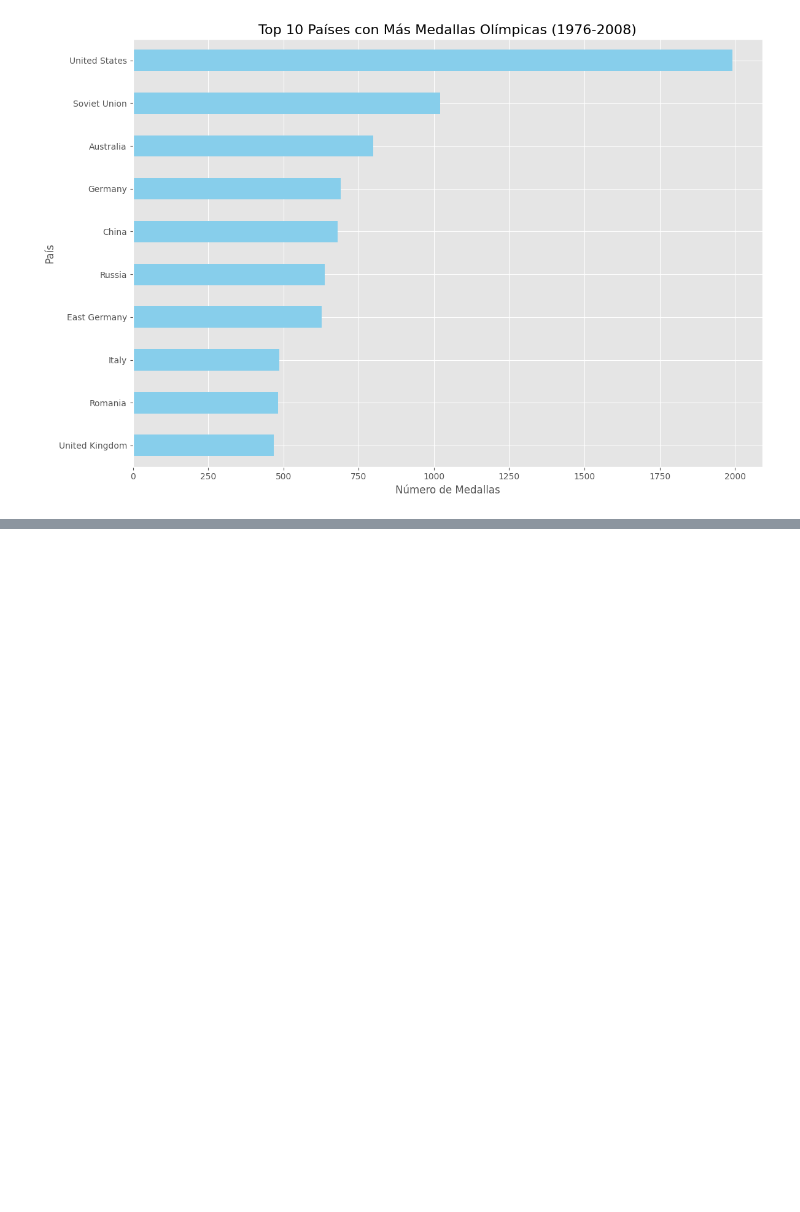
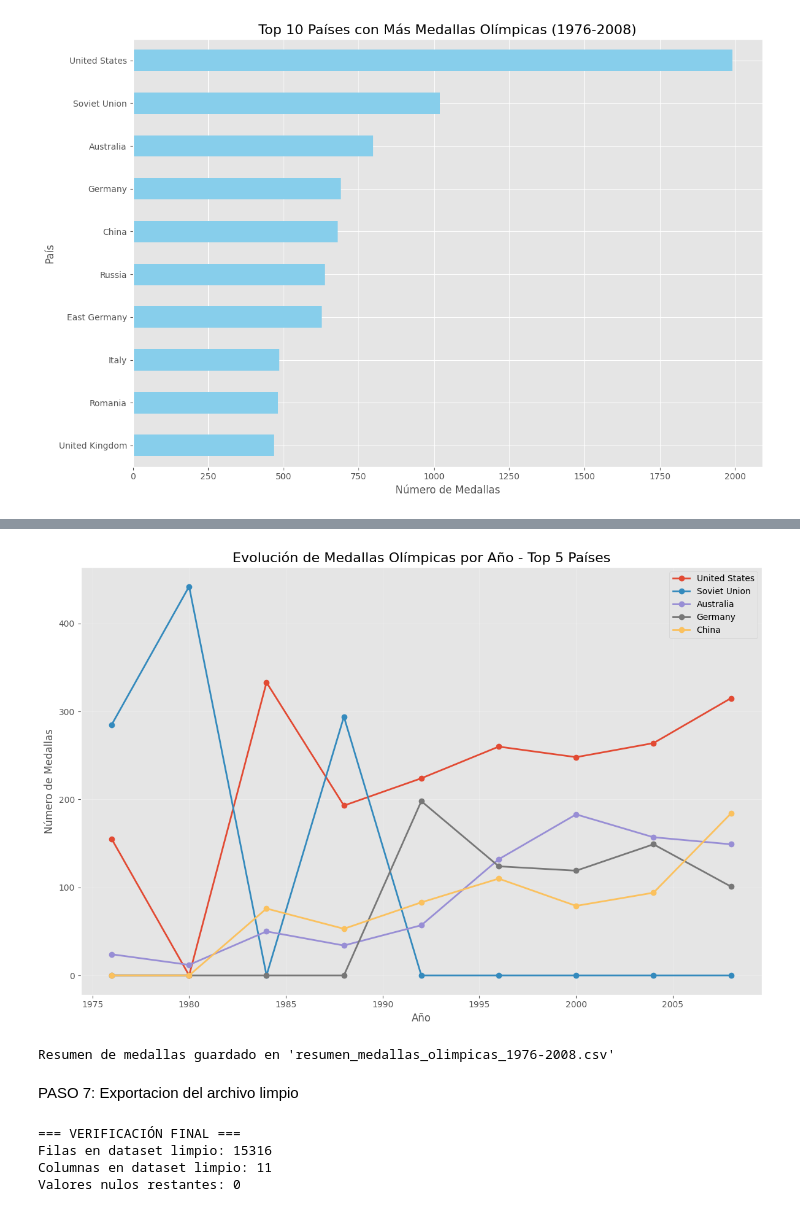
Before and after one commit to Prado500/repoSemestre, a Jupyter notebook: MachineLearning/Julio Suarez - David De los Reyes.ipynb, the cells around one changed output, grey strips where cells are left out. Drawn from its saved outputs; the diff is of its cells as text; code cells hidden in the pictures; blank space fills up the shorter version.

```diff
--- a/MachineLearning/Julio Suarez - David De los Reyes.ipynb
+++ b/MachineLearning/Julio Suarez - David De los Reyes.ipynb
@@ -286,0 +303,48 @@ plt.show()
+# %%
+# Filtramos las medallas por país y año
+medallas_por_año_pais = df_clean.groupby(['Year', 'Country']).size().unstack(fill_value=0)
+
+# Obtenemos los top 5 países para visualización
+top_5_paises = medallas_por_pais.head(5).index
+medallas_top_5 = medallas_por_año_pais[top_5_paises]
+
+# Gráficamos las líneas de la evolución
+plt.figure(figsize=(12, 8))
+for pais in top_5_paises:
+    plt.plot(medallas_top_5.index, medallas_top_5[pais], marker='o', label=pais, linewidth=2)
+
+plt.title('Evolución de Medallas Olímpicas por Año - Top 5 Países', fontsize=16)
+plt.xlabel('Año', fontsize=12)
+plt.ylabel('Número de Medallas', fontsize=12)
+plt.legend()
+plt.grid(True, alpha=0.3)
+plt.tight_layout()
+plt.show()
+# %% [output]
+[figure, added]
+# %%
+# Creamos un resumen completo
+resumen_medallas = df_clean.groupby(['Country', 'Medal']).size().unstack(fill_value=0)
+resumen_medallas['Total'] = resumen_medallas.sum(axis=1)
+resumen_medallas = resumen_medallas.sort_values('Total', ascending=False)
+
+# Guardamos el resumen
+resumen_medallas.to_csv('resumen_medallas_olimpicas_1976-2008.csv',
+                        index_label='País')
+
+print("Resumen de medallas guardado en 'resumen_medallas_olimpicas_1976-2008.csv'")
+# %% [output]
+Resumen de medallas guardado en 'resumen_medallas_olimpicas_1976-2008.csv'
+# %% [markdown]
+PASO 7: Exportacion del archivo limpio
+# %%
+# Verificamos una última vez antes de exportar
+print("=== VERIFICACIÓN FINAL ===")
+print(f"Filas en dataset limpio: {len(df_clean)}")
+print(f"Columnas en dataset limpio: {len(df_clean.columns)}")
+print(f"Valores nulos restantes: {df_clean.isnull().sum().sum()}")
+# %% [output]
+=== VERIFICACIÓN FINAL ===
+Filas en dataset limpio: 15316
+Columnas en dataset limpio: 11
+Valores nulos restantes: 0
```
Also changed, not shown: parts of 3 cells of this notebook, 4 other files.
